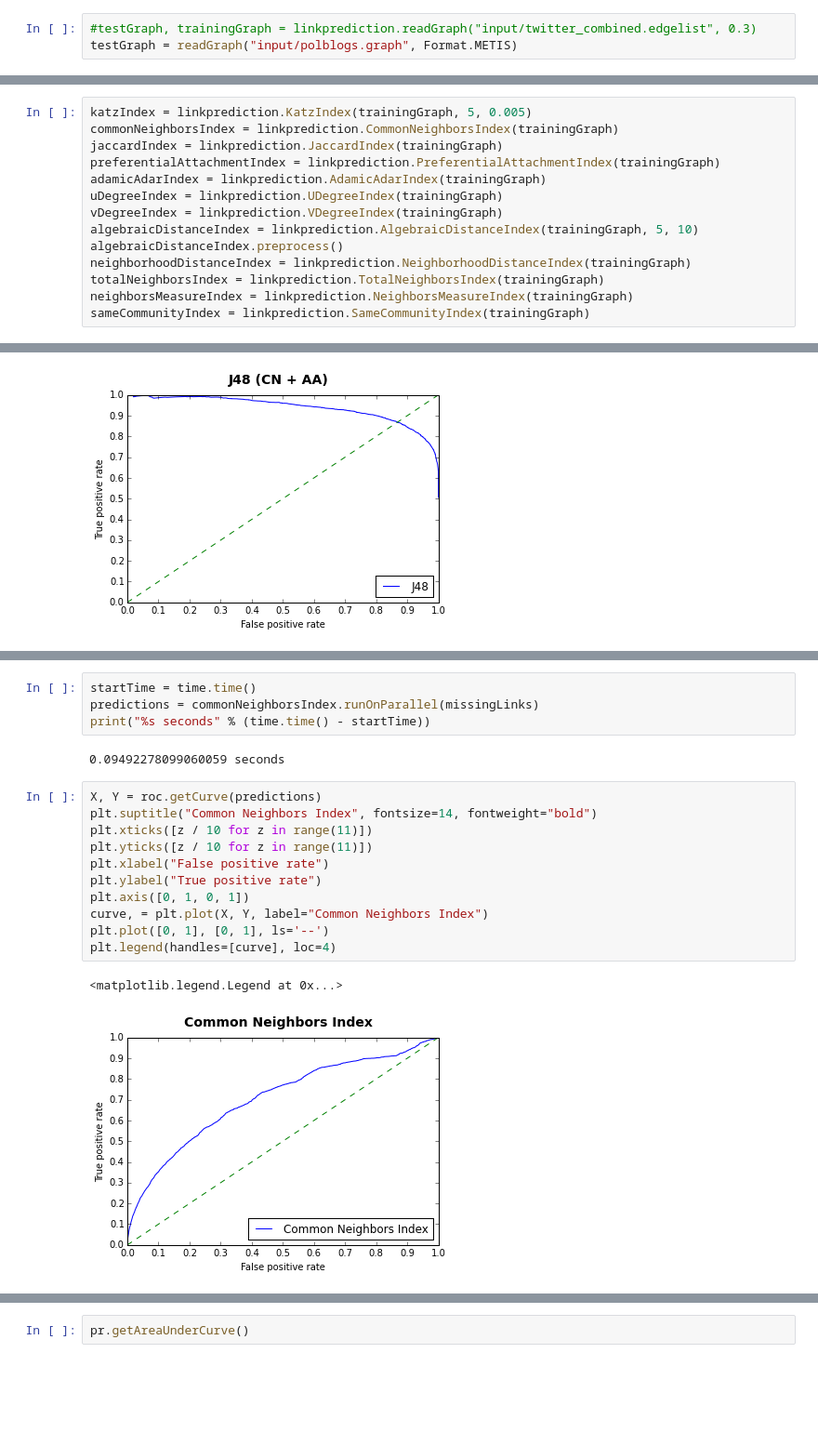
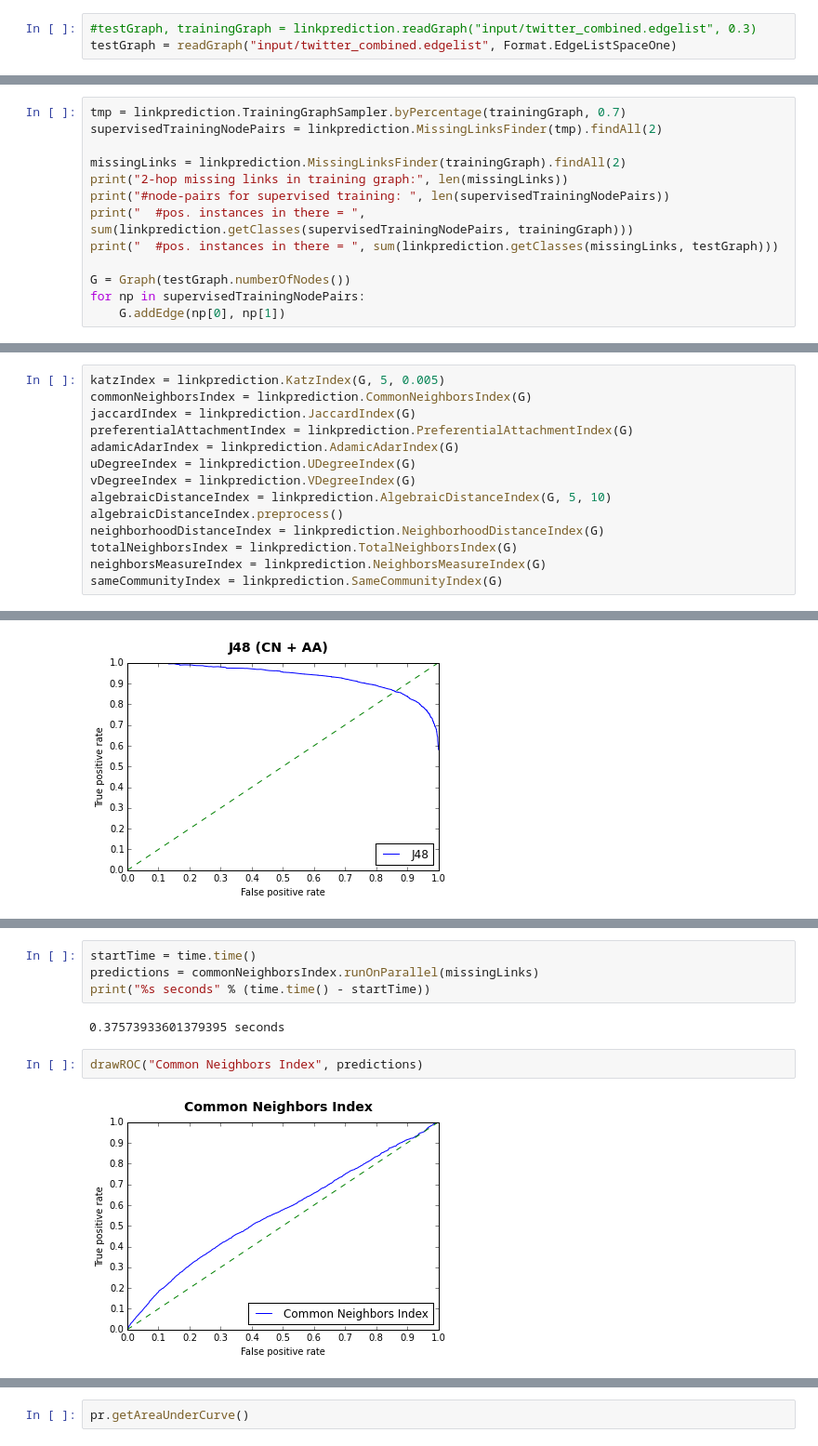
Before and after one commit to kit-parco/networkit-hyperbolic-kd, a Jupyter notebook: Doc/Notebooks/LinkPrediction.ipynb, the cells around one changed output, grey strips where cells are left out. Shown at 93% size. Drawn from its saved outputs; the diff is of its cells as text; blank space fills up the shorter version.

Commit message:
Temporary commit of large twitter network
--HG--
branch : link-prediction

```diff
--- a/Doc/Notebooks/LinkPrediction.ipynb
+++ b/Doc/Notebooks/LinkPrediction.ipynb
@@ -21,4 +56,4 @@ cd ~/Thesis/NetworKit-Esders
 ## Choose graph
 # %%
 #testGraph, trainingGraph = linkprediction.readGraph("input/twitter_combined.edgelist", 0.3)
-testGraph = readGraph("input/polblogs.graph", Format.METIS)
+testGraph = readGraph("input/twitter_combined.edgelist", Format.EdgeListSpaceOne)
@@ -42,0 +75,13 @@ print("2-hop missing links in training graph:", len(missingLinks))
+# %%
+tmp = linkprediction.TrainingGraphSampler.byPercentage(trainingGraph, 0.7)
+supervisedTrainingNodePairs = linkprediction.MissingLinksFinder(tmp).findAll(2)
+
+missingLinks = linkprediction.MissingLinksFinder(trainingGraph).findAll(2)
+print("2-hop missing links in training graph:", len(missingLinks))
+print("#node-pairs for supervised training: ", len(supervisedTrainingNodePairs))
+print("  #pos. instances in there = ", sum(linkprediction.getClasses(supervisedTrainingNodePairs, trainingGraph)))
+print("  #pos. instances in there = ", sum(linkprediction.getClasses(missingLinks, testGraph)))
+
+G = Graph(testGraph.numberOfNodes())
+for np in supervisedTrainingNodePairs:
+    G.addEdge(np[0], np[1])
@@ -43,19 +93,19 @@ print("2-hop missing links in training graph:", len(missingLinks))
 # %% [markdown]
 ## Create link predictor instances
 # %%
-katzIndex = linkprediction.KatzIndex(trainingGraph, 5, 0.005)
-commonNeighborsIndex = linkprediction.CommonNeighborsIndex(trainingGraph)
-jaccardIndex = linkprediction.JaccardIndex(trainingGraph)
-preferentialAttachmentIndex = linkprediction.PreferentialAttachmentIndex(trainingGraph)
-adamicAdarIndex = linkprediction.AdamicAdarIndex(trainingGraph)
-uDegreeIndex = linkprediction.UDegreeIndex(trainingGraph)
-vDegreeIndex = linkprediction.VDegreeIndex(trainingGraph)
-algebraicDistanceIndex = linkprediction.AlgebraicDistanceIndex(trainingGraph, 5, 10)
+katzIndex = linkprediction.KatzIndex(G, 5, 0.005)
+commonNeighborsIndex = linkprediction.CommonNeighborsIndex(G)
+jaccardIndex = linkprediction.JaccardIndex(G)
+preferentialAttachmentIndex = linkprediction.PreferentialAttachmentIndex(G)
+adamicAdarIndex = linkprediction.AdamicAdarIndex(G)
+uDegreeIndex = linkprediction.UDegreeIndex(G)
+vDegreeIndex = linkprediction.VDegreeIndex(G)
+algebraicDistanceIndex = linkprediction.AlgebraicDistanceIndex(G, 5, 10)
 algebraicDistanceIndex.preprocess()
-neighborhoodDistanceIndex = linkprediction.NeighborhoodDistanceIndex(trainingGraph)
-totalNeighborsIndex = linkprediction.TotalNeighborsIndex(trainingGraph)
-neighborsMeasureIndex = linkprediction.NeighborsMeasureIndex(trainingGraph)
-sameCommunityIndex = linkprediction.SameCommunityIndex(trainingGraph)
+neighborhoodDistanceIndex = linkprediction.NeighborhoodDistanceIndex(G)
+totalNeighborsIndex = linkprediction.TotalNeighborsIndex(G)
+neighborsMeasureIndex = linkprediction.NeighborsMeasureIndex(G)
+sameCommunityIndex = linkprediction.SameCommunityIndex(G)
 # %% [markdown]
 # Supervised Link Prediction
 # %% [markdown]
@@ -148,21 +199,11 @@ startTime = time.time()
 predictions = commonNeighborsIndex.runOnParallel(missingLinks)
 print("%s seconds" % (time.time() - startTime))
 # %% [output]
-0.09492278099060059 seconds
+0.37573933601379395 seconds
-# %%
-X, Y = roc.getCurve(predictions)
-plt.suptitle("Common Neighbors Index", fontsize=14, fontweight="bold")
-plt.xticks([z / 10 for z in range(11)])
-plt.yticks([z / 10 for z in range(11)])
-plt.xlabel("False positive rate")
-plt.ylabel("True positive rate")
-plt.axis([0, 1, 0, 1])
-curve, = plt.plot(X, Y, label="Common Neighbors Index")
-plt.plot([0, 1], [0, 1], ls='--')
-plt.legend(handles=[curve], loc=4)
-# %% [output]
-<matplotlib.legend.Legend at 0x...>
-[figure, removed]
+# %%
+drawROC("Common Neighbors Index", predictions)
+# %% [output]
+[figure, added]
 # %%
 roc.getAreaUnderCurve()
 # %% [output]
```
Also changed, not shown: parts of 13 cells of this notebook, 1 other file.
